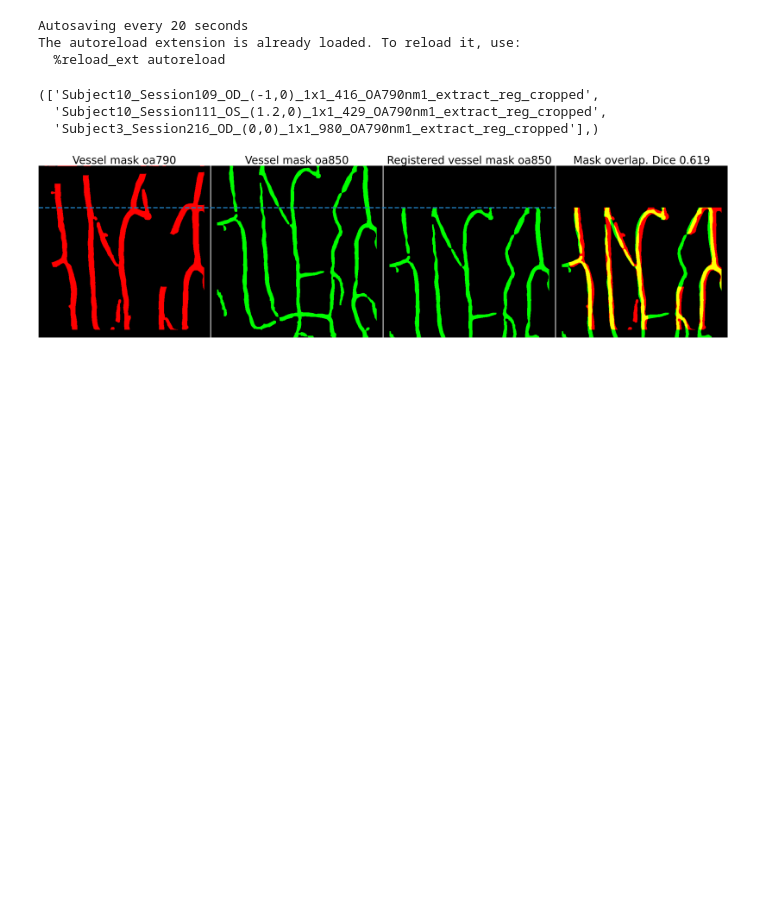
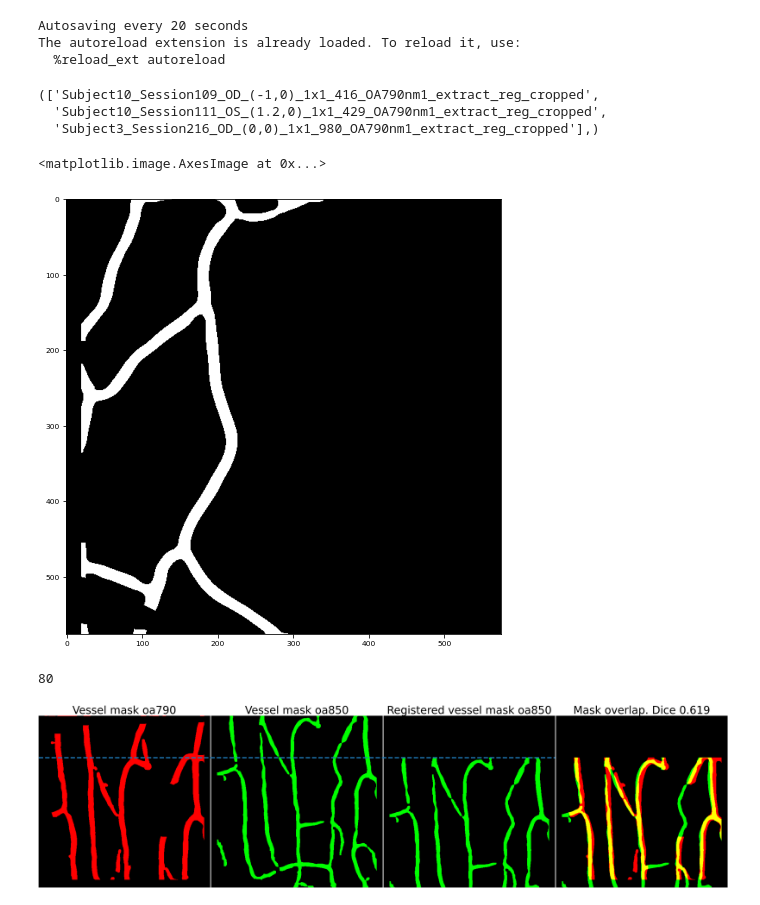
Before and after one commit to cchadj/cell-tracking-ucl-thesis, a Jupyter notebook: 5 - CHANNEL REGISTRATION.ipynb, the cells around one changed output. Drawn from its saved outputs; the diff is of its cells as text; code cells hidden in the pictures; blank space fills up the shorter version.

```diff
--- a/5 - CHANNEL REGISTRATION.ipynb
+++ b/5 - CHANNEL REGISTRATION.ipynb
@@ -68,3 +68,8 @@ The autoreload extension is already loaded. To reload it, use:
 (['Subject10_Session109_OD_(-1,0)_1x1_416_OA790nm1_extract_reg_cropped',
   'Subject10_Session111_OS_(1.2,0)_1x1_429_OA790nm1_extract_reg_cropped',
   'Subject3_Session216_OD_(0,0)_1x1_980_OA790nm1_extract_reg_cropped'],)
+# %%
+plt.imshow(video_sessions[2].save_vessel_masks)
+# %% [output]
+<matplotlib.image.AxesImage at 0x...>
+[figure, added]
@@ -71,3 +79,7 @@ The autoreload extension is already loaded. To reload it, use:
+# %%
+video_sessions[1].image_registrator.vertical_displacement
+# %% [output]
+80
 # %%
 for vs in video_sessions:
     vs.visualize_registration()
```
Also changed, not shown: parts of 1 cell of this notebook, 13 other files.
